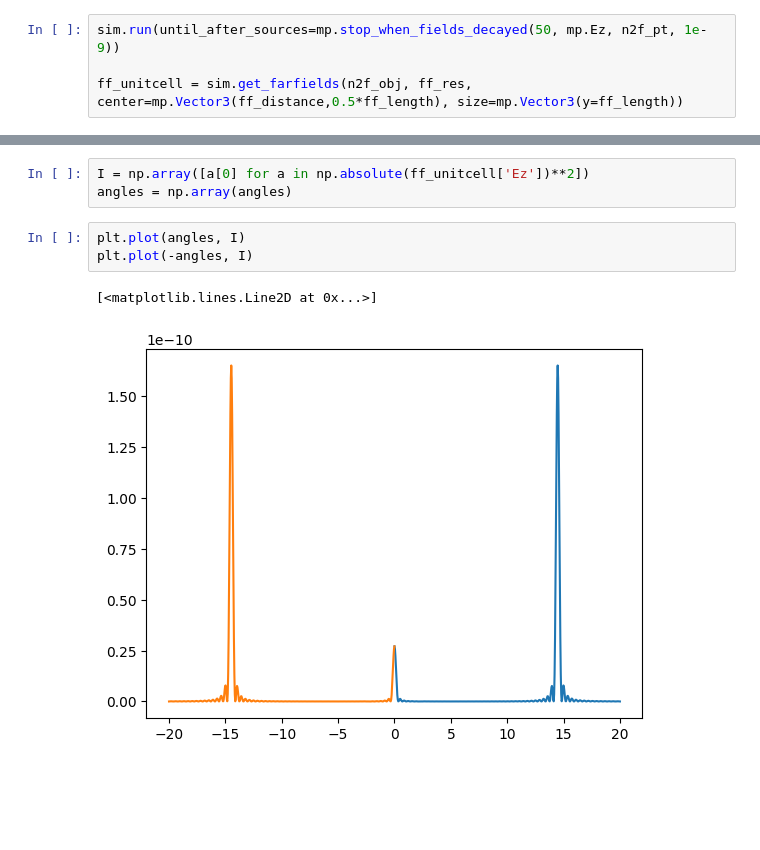
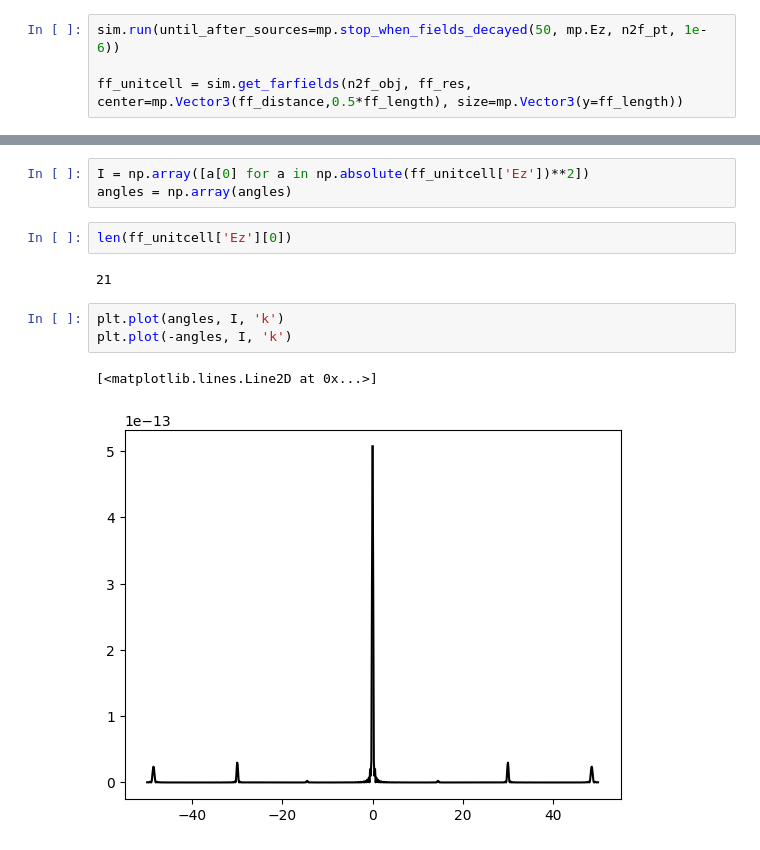
Before and after one commit to marcdmc/meep-metamaterials, a Jupyter notebook: examples/grating/binary_grating_angular.ipynb, the cells around one changed output, grey strips where cells are left out. Saved outputs shown, nothing was run; the diff lists cells and outputs as text; blank space fills up the shorter version.

```diff
--- a/examples/grating/binary_grating_angular.ipynb
+++ b/examples/grating/binary_grating_angular.ipynb
@@ -110,7 +110,7 @@ sim.plot2D(output_plane=mp.Volume(center=mp.Vector3(), size=mp.Vector3(sx,gp)),
 <AxesSubplot:xlabel='X', ylabel='Y'>
 [figure]
 # %%
-sim.run(until_after_sources=mp.stop_when_fields_decayed(50, mp.Ez, n2f_pt, 1e-9))
+sim.run(until_after_sources=mp.stop_when_fields_decayed(50, mp.Ez, n2f_pt, 1e-6))
 
 ff_unitcell = sim.get_farfields(n2f_obj, ff_res, center=mp.Vector3(ff_distance,0.5*ff_length), size=mp.Vector3(y=ff_length))
 # %% [output]
@@ -183,9 +182,13 @@ plt.show()
 # %%
 I = np.array([a[0] for a in np.absolute(ff_unitcell['Ez'])**2])
 angles = np.array(angles)
+# %%
+len(ff_unitcell['Ez'][0])
+# %% [output]
+21
 # %%
-plt.plot(angles, I)
-plt.plot(-angles, I)
+plt.plot(angles, I, 'k')
+plt.plot(-angles, I, 'k')
 # %% [output]
 [<matplotlib.lines.Line2D at 0x...>]
-[figure, old version]
+[figure, new version]
```
Also changed, not shown: parts of 4 cells of this notebook, 39 other files.
